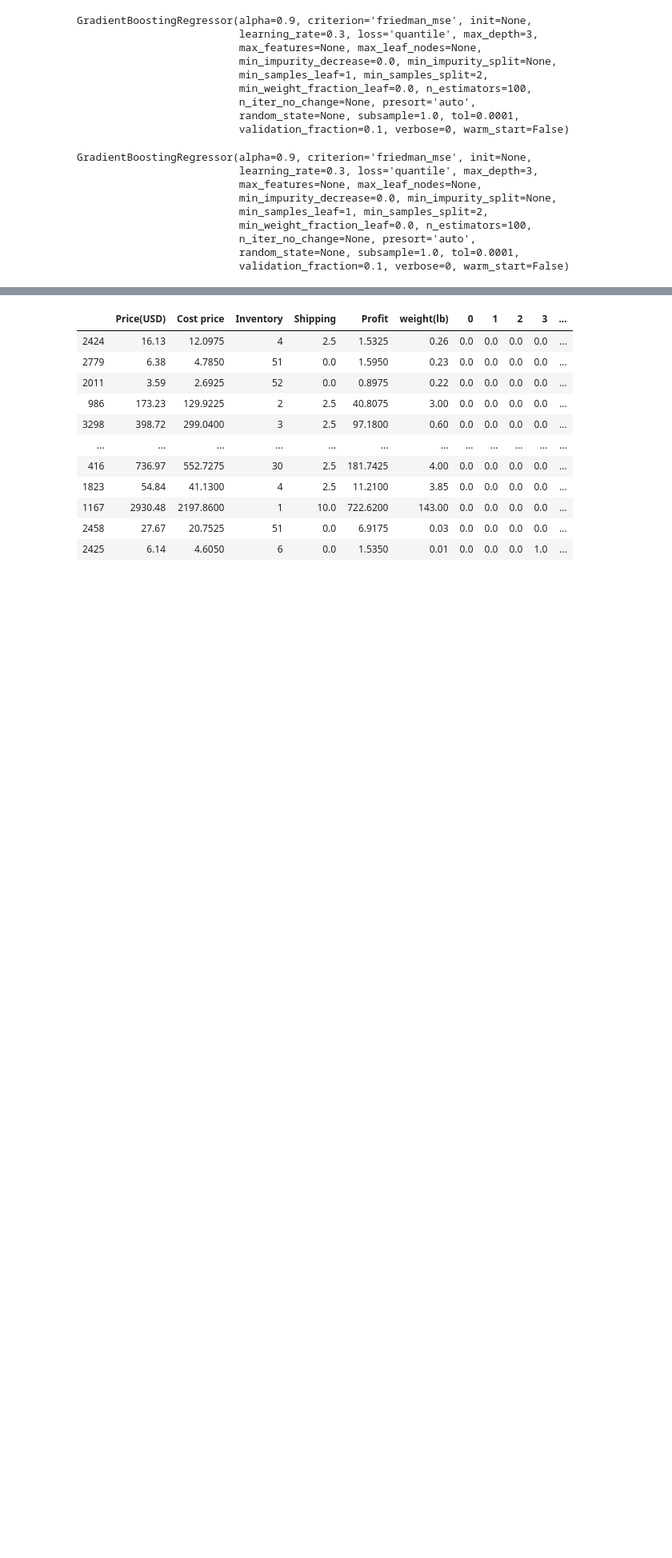
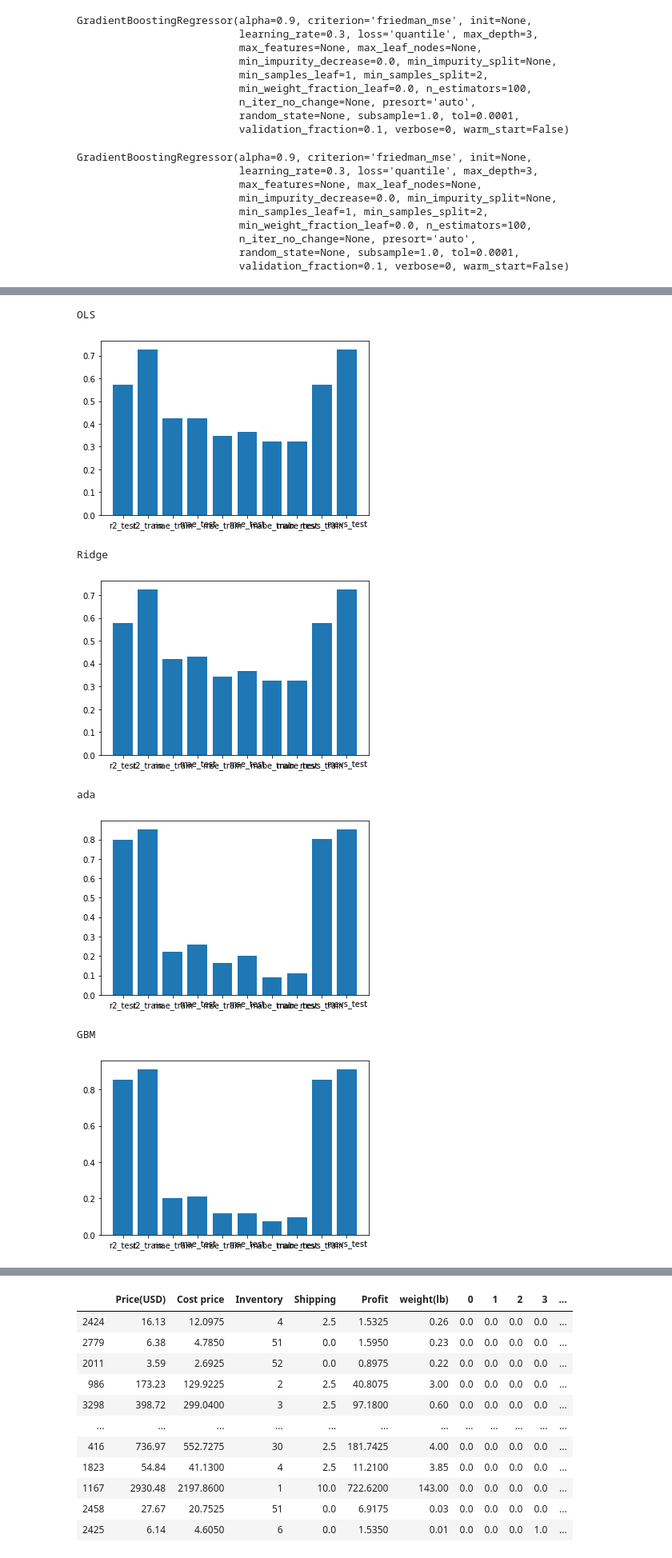
Before and after one commit to Shrikantsamarth/optimization-of-warehouses-by-implementation-of-machine-learning-methodologies, a Jupyter notebook: Thessis/Blowout Prediction (Model only).ipynb, the cells around one changed output, grey strips where cells are left out. Shown at 80% size. Saved outputs shown, nothing was run; the diff lists cells and outputs as text; code cells hidden in the pictures; blank space fills up the shorter version.

```diff
--- a/Thessis/Blowout Prediction (Model only).ipynb
+++ b/Thessis/Blowout Prediction (Model only).ipynb
@@ -539,0 +562,17 @@ Running  OLS
+# %%
+import matplotlib.pyplot as plt
+result = result.transpose()
+for key in result:
+    print(key)
+    plt.bar(range(len(dict(result[key]))), list(dict(result[key]).values()), align='center')
+    plt.xticks(range(len(dict(result[key]))), list(dict(result[key]).keys()))
+    plt.show()
+# %% [output]
+OLS
+[figure, added]
+Ridge
+[figure, added]
+ada
+[figure, added]
+GBM
+[figure, added]
```
Also changed, not shown: parts of 17 cells of this notebook.
